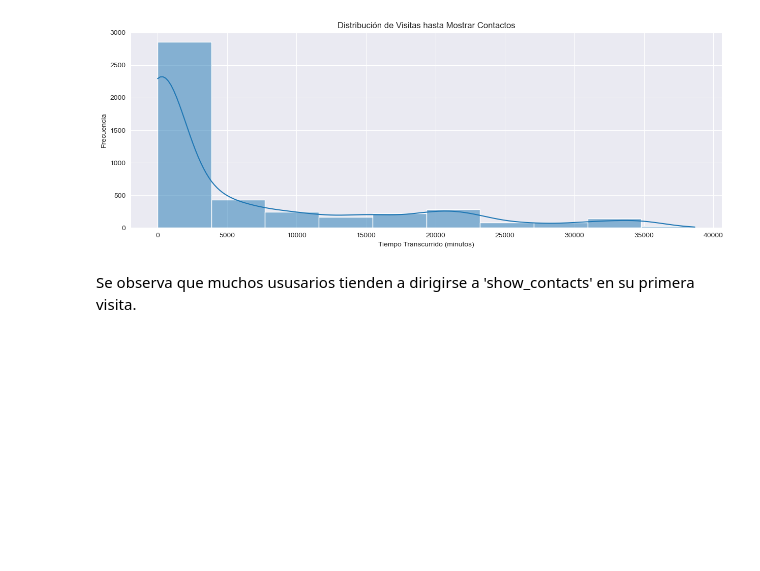
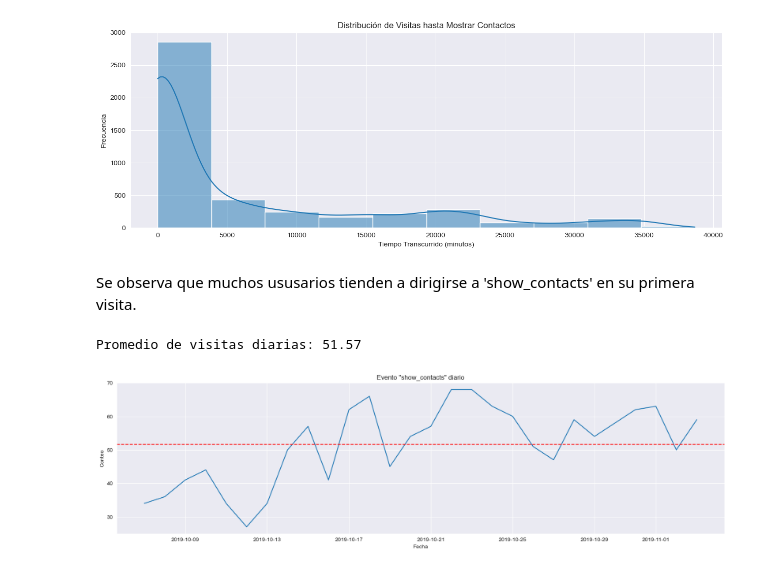
Before and after one commit to Alop89/integral_project, a Jupyter notebook: structuring/descomposicion.ipynb, the cells around one changed output. Cells and saved outputs as stored; diff of their text form; code cells hidden in the pictures; blank space fills up the shorter version.

Commit message:
Adición de gráfico con tendendencia diaria de show_contact

```diff
--- a/structuring/descomposicion.ipynb
+++ b/structuring/descomposicion.ipynb
@@ -397,3 +397,20 @@ plt.show()
 [figure]
 # %% [markdown]
 Se observa que muchos ususarios tienden a dirigirse a 'show_contacts' en su primera visita.
+# %%
+# Gráfico con tendencia de 'show_contact' por día
+# Los datos ya encontraban agrupados por primera visita, y se usó el dataset filtrado por 'show_contacts'
+
+show_contact_dau = show_contact_data.groupby('date').agg({'user.id':'nunique'}).reset_index()
+show_contact_mean = show_contact_dau['user.id'].mean().round(2)
+print('Promedio de visitas diarias: {}'.format(show_contact_mean))
+
+show_contact_dau.plot(kind= 'line', x= 'date', y ='user.id', legend = False, figsize=(20,5))
+plt.axhline(y = show_contact_mean, color = 'red', linestyle = '--')
+plt.title('Evento "show_contacts" diario')
+plt.xlabel('Fecha')
+plt.ylabel('Conteo')
+plt.show()
+# %% [output]
+Promedio de visitas diarias: 51.57
+[figure, added]
```
